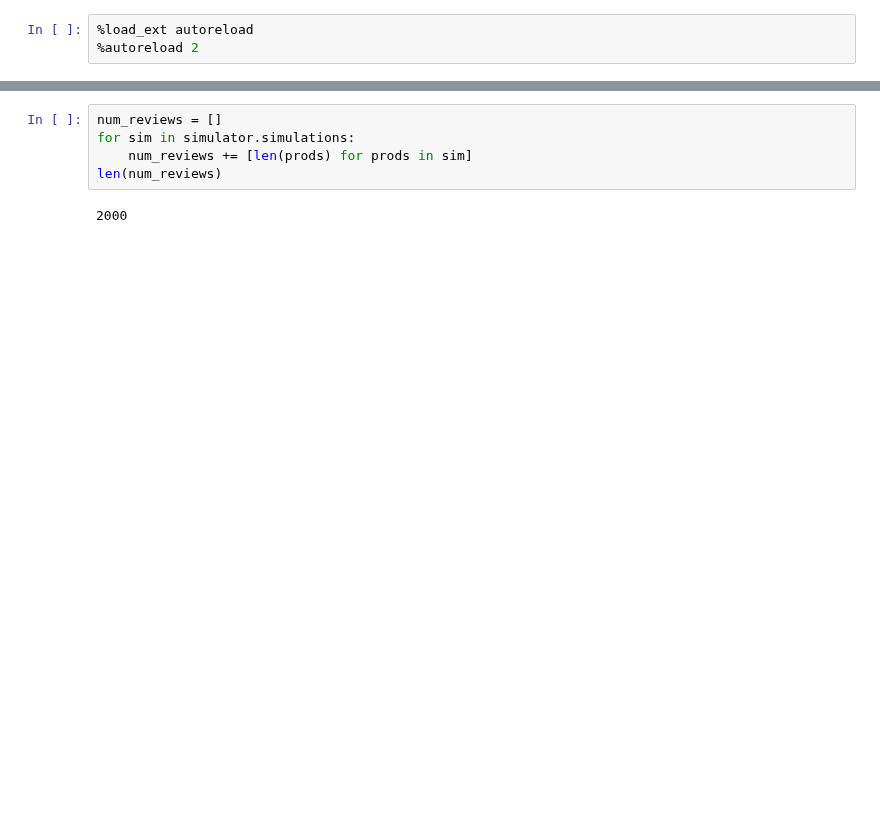
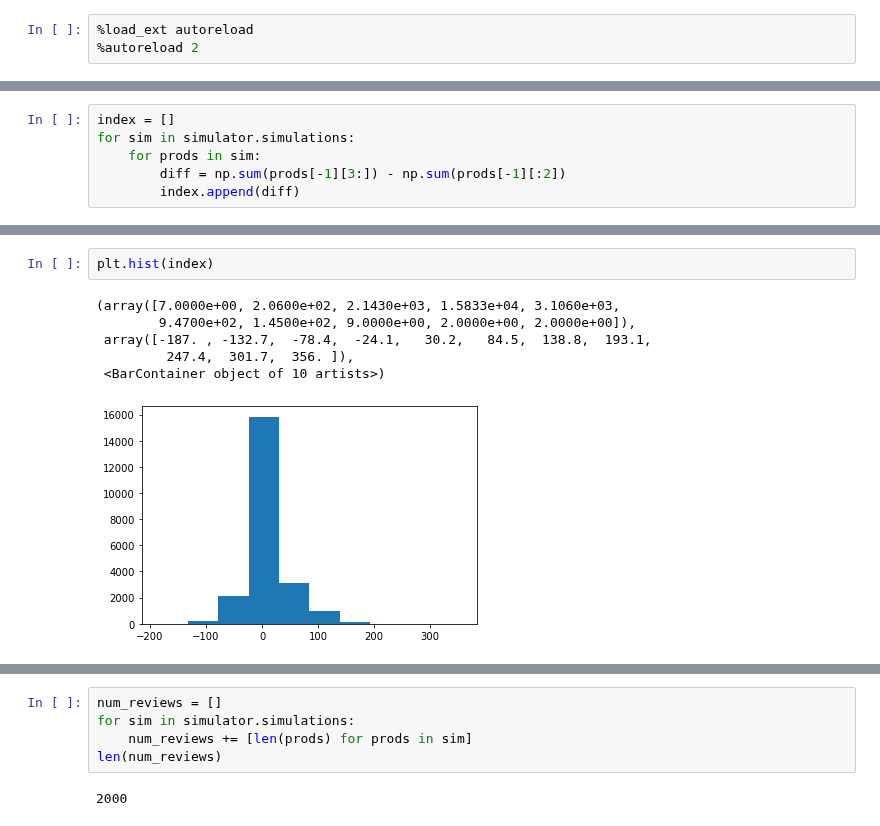
Before and after one commit to narendramukherjee/reputation-systems, a Jupyter notebook: snpe/notebooks/marketplace_simulator_testing.ipynb, the cells around one changed output, grey strips where cells are left out. Drawn from its saved outputs; the diff is of its cells as text; blank space fills up the shorter version.

```diff
--- a/snpe/notebooks/marketplace_simulator_testing.ipynb
+++ b/snpe/notebooks/marketplace_simulator_testing.ipynb
@@ -59,0 +169,6 @@ len(simulator.simulations)
+# %%
+index = []
+for sim in simulator.simulations:
+    for prods in sim:
+        diff = np.sum(prods[-1][3:]) - np.sum(prods[-1][:2])
+        index.append(diff)
@@ -59,0 +177,9 @@ len(simulator.simulations)
+# %%
+plt.hist(index)
+# %% [output]
+(array([7.0000e+00, 2.0600e+02, 2.1430e+03, 1.5833e+04, 3.1060e+03,
+        9.4700e+02, 1.4500e+02, 9.0000e+00, 2.0000e+00, 2.0000e+00]),
+ array([-187. , -132.7,  -78.4,  -24.1,   30.2,   84.5,  138.8,  193.1,
+         247.4,  301.7,  356. ]),
+ <BarContainer object of 10 artists>)
+[figure, added]
```
Also changed, not shown: parts of 71 cells of this notebook, 6 other files.
